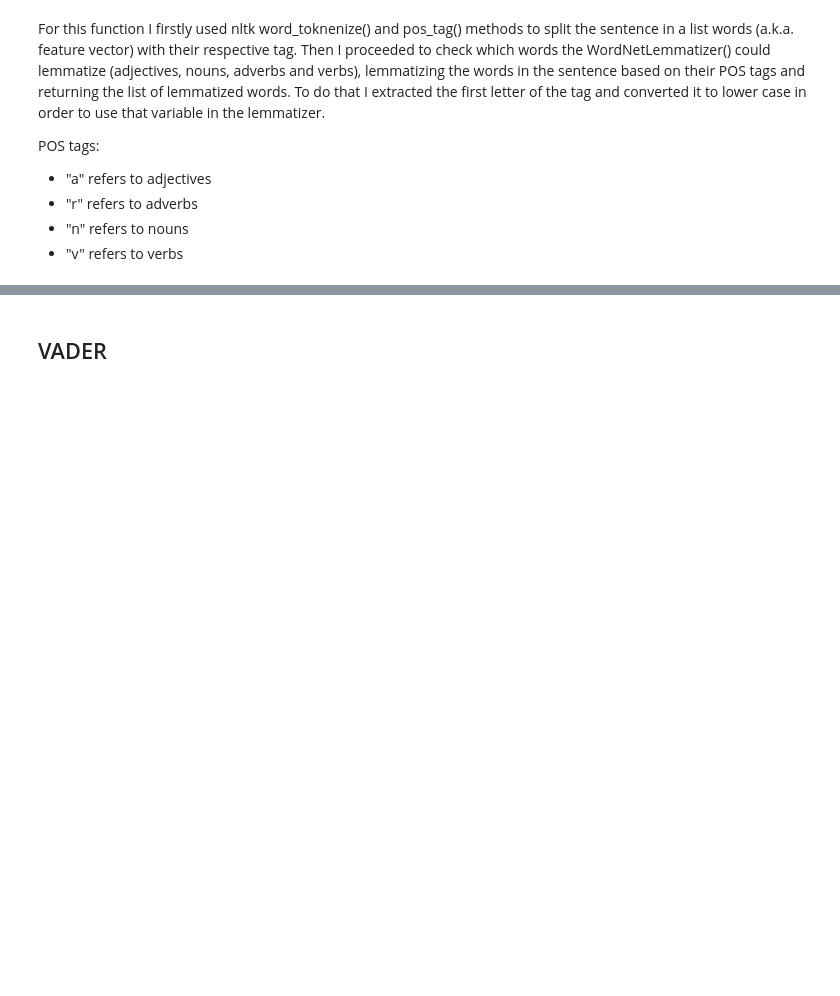
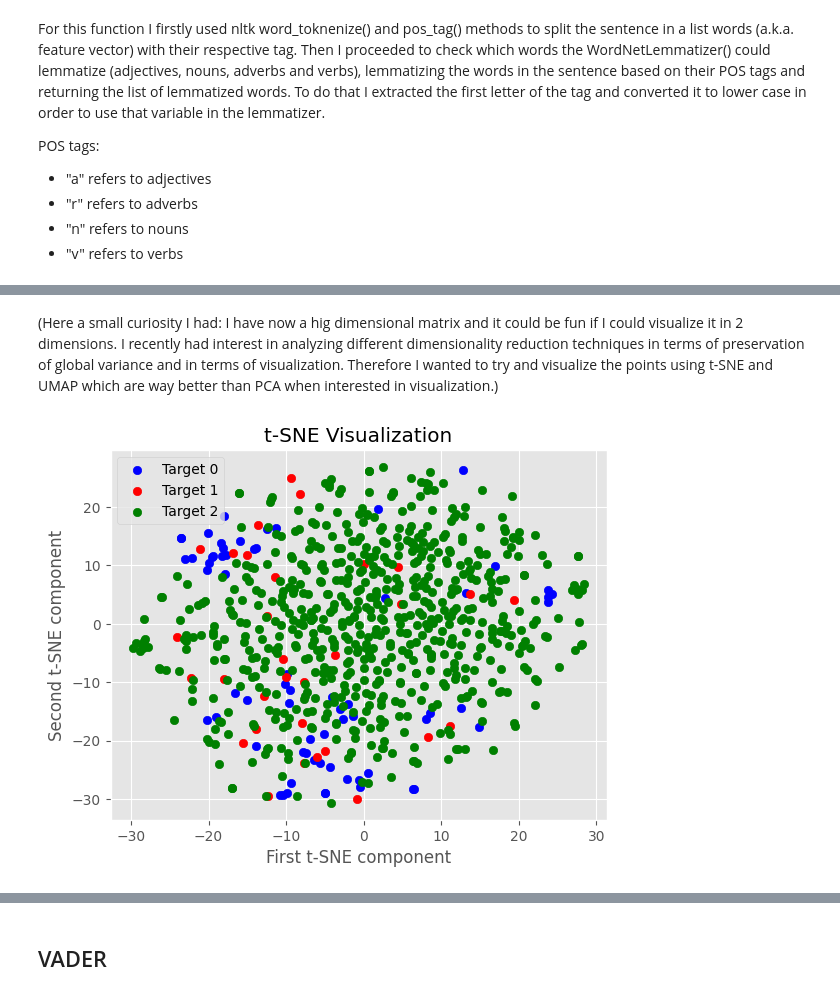
Before and after one commit to DavidAlexanderMoe/Sentiment-Analysis-and-Web-Scraping, a Jupyter notebook: Scripts/Analysis/3. Feature Engineering, Extraction and Selection.ipynb, the cells around one changed output, grey strips where cells are left out. Saved outputs shown, nothing was run; the diff lists cells and outputs as text; code cells hidden in the pictures; blank space fills up the shorter version.

```diff
--- a/Scripts/Analysis/3. Feature Engineering, Extraction and Selection.ipynb
+++ b/Scripts/Analysis/3. Feature Engineering, Extraction and Selection.ipynb
@@ -90,0 +144,3 @@ def lemmatize(sentence):
+# %%
+vect = TfidfVectorizer()
+X = vect.fit_transform(df['Clean Review'])
@@ -90,0 +167,26 @@ def lemmatize(sentence):
+# %% [markdown]
+(Here a small curiosity I had: I have now a hig dimensional matrix and it could be fun if I could visualize it in 2 dimensions. I recently had interest in analyzing different dimensionality reduction techniques in terms of preservation of global variance and in terms of visualization. Therefore I wanted to try and visualize the points using t-SNE and UMAP which are way better than PCA  when interested in visualization.)
+# %%
+from sklearn.manifold import TSNE
+
+tsne = TSNE(n_components=2, random_state=42)
+X_embedded = tsne.fit_transform(X.toarray())
+# %%
+# Plot the t-SNE embeddings with colors based on the target variable
+target_colors = ['blue', 'red', 'green']  # Define colors for each target value
+labs = df['Target'].values
+
+for value in set(labs):
+    plt.scatter(
+        X_embedded[labs == value, 0],
+        X_embedded[labs == value, 1],
+        color=target_colors[value],
+        label=f"Target {value}"
+    )
+plt.title("t-SNE Visualization")
+plt.xlabel("First t-SNE component")
+plt.ylabel("Second t-SNE component")
+plt.legend()
+plt.show()
+# %% [output]
+[figure, added]
```
Also changed, not shown: parts of 31 cells of this notebook.
